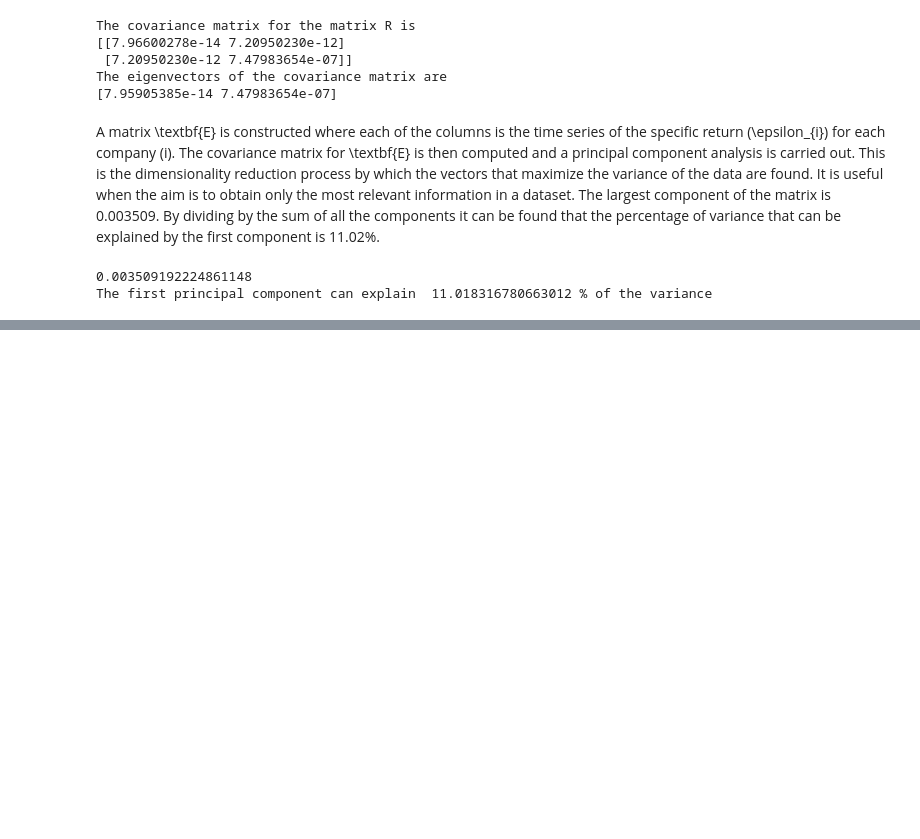
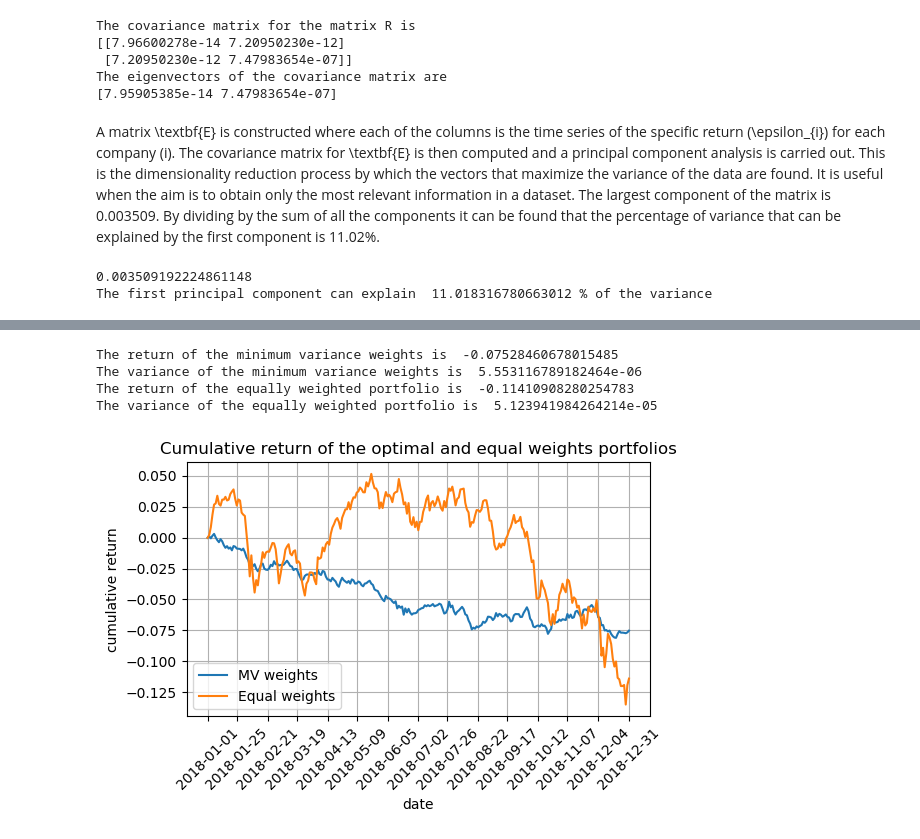
Before and after one commit to ag4015/Signal-Processing-and-Machine-Learning-for-Finance, a Jupyter notebook: Financial Signal Processing Coursework.ipynb, the cells around one changed output, grey strips where cells are left out. Saved outputs shown, nothing was run; the diff lists cells and outputs as text; code cells hidden in the pictures; blank space fills up the shorter version.

```diff
--- a/Financial Signal Processing Coursework.ipynb
+++ b/Financial Signal Processing Coursework.ipynb
@@ -847,0 +923,39 @@ The first principal component can explain  11.018316780663012 % of the variance
+# %%
+df = pd.read_csv(r'fsp_case_31_BSD.csv',index_col=0,header=[0,1]).fillna(0)
+ret = np.array(df['ret']).T
+train_r = ret[:,:int(521/2)]
+test_r = ret[:,int(521/2):]
+
+C = np.cov(train_r)
+C_inv = np.linalg.inv(C)
+ones = np.ones(C.shape[0]).reshape(-1,1)
+
+w_opt = ((np.dot(ones.T,C_inv))/np.dot(np.dot(ones.T,C_inv),ones)).T
+w_2 = np.ones(C.shape[0])*(1/C.shape[0])
+
+r_opt = np.array([np.dot(w_opt.T,test_r[:,n]) for n in range(test_r.shape[1])])
+r_2 = np.array([np.dot(w_2.T,test_r[:,n]) for n in range(test_r.shape[1])])
+R_opt = np.cumsum(r_opt)
+R_2 = np.cumsum(r_2)
+print('The return of the minimum variance weights is ', R_opt[-1])
+print('The variance of the minimum variance weights is ', np.var(r_opt))
+print('The return of the equally weighted portfolio is ', R_2[-1])
+print('The variance of the equally weighted portfolio is ', np.var(r_2))
+
+plt.figure(dpi=100)
+plt.plot(dates[int(521/2):],R_opt)
+plt.plot(dates[int(521/2):],R_2)
+plt.xticks([dates[int(i)] for i in list(np.linspace(int(521/2),520,15))], rotation=45)
+plt.grid()
+plt.xlabel('date')
+plt.ylabel('cumulative return')
+plt.title('Cumulative return of the optimal and equal weights portfolios')
+plt.legend(['MV weights', 'Equal weights'])
+plt.tight_layout()
+plt.show()
+# %% [output]
+The return of the minimum variance weights is  -0.07528460678015485
+The variance of the minimum variance weights is  5.553116789182464e-06
+The return of the equally weighted portfolio is  -0.11410908280254783
+The variance of the equally weighted portfolio is  5.123941984264214e-05
+[figure, added]
```
Also changed, not shown: parts of 9 cells of this notebook.
